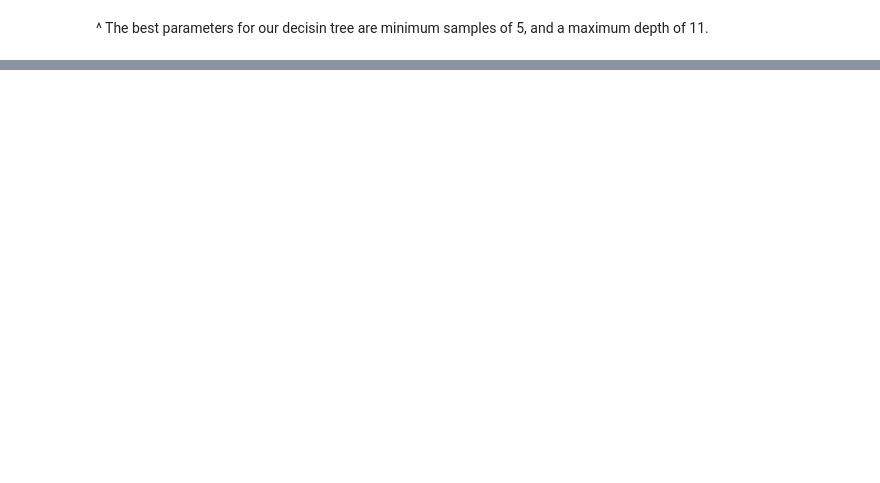
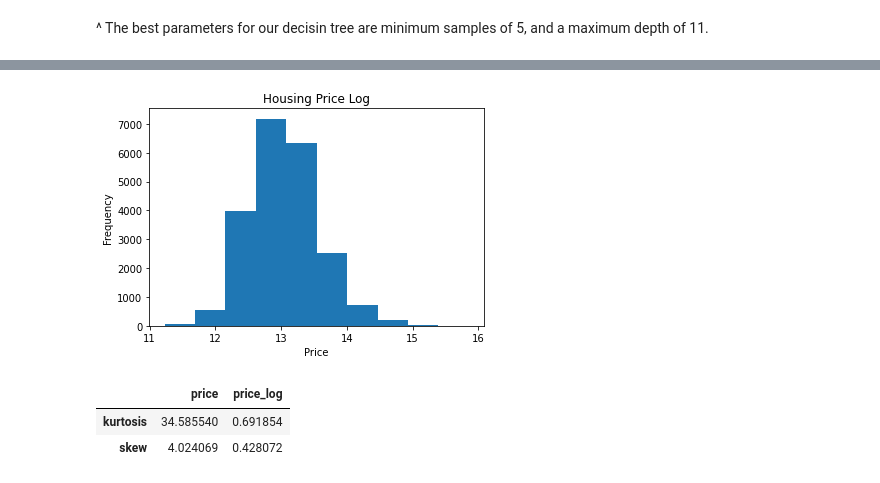
Before and after one commit to alextanhongpin/data-cleaning-and-exploration-with-machine-learning, a Jupyter notebook: 09_knearest_neighbors_decision_tree_random_forest_and_gradient_boosted_regression.ipynb, the cells around one changed output, grey strips where cells are left out. Saved outputs shown, nothing was run; the diff lists cells and outputs as text; code cells hidden in the pictures; blank space fills up the shorter version.

```diff
--- a/09_knearest_neighbors_decision_tree_random_forest_and_gradient_boosted_regression.ipynb
+++ b/09_knearest_neighbors_decision_tree_random_forest_and_gradient_boosted_regression.ipynb
@@ -540,0 +646,15 @@ rs.best_score_
+# %%
+housing["price_log"] = np.log(housing.price)
+plt.hist(housing.price_log)
+plt.title("Housing Price Log")
+plt.xlabel("Price")
+plt.ylabel("Frequency")
+plt.show()
+# %% [output]
+[figure, added]
+# %%
+housing[["price", "price_log"]].agg(["kurtosis", "skew"])
+# %% [output]
+|  | price | price_log |
+| kurtosis | 34.585540 | 0.691854 |
+| skew | 4.024069 | 0.428072 |
```
Also changed, not shown: parts of 29 cells of this notebook, 6 other files.
